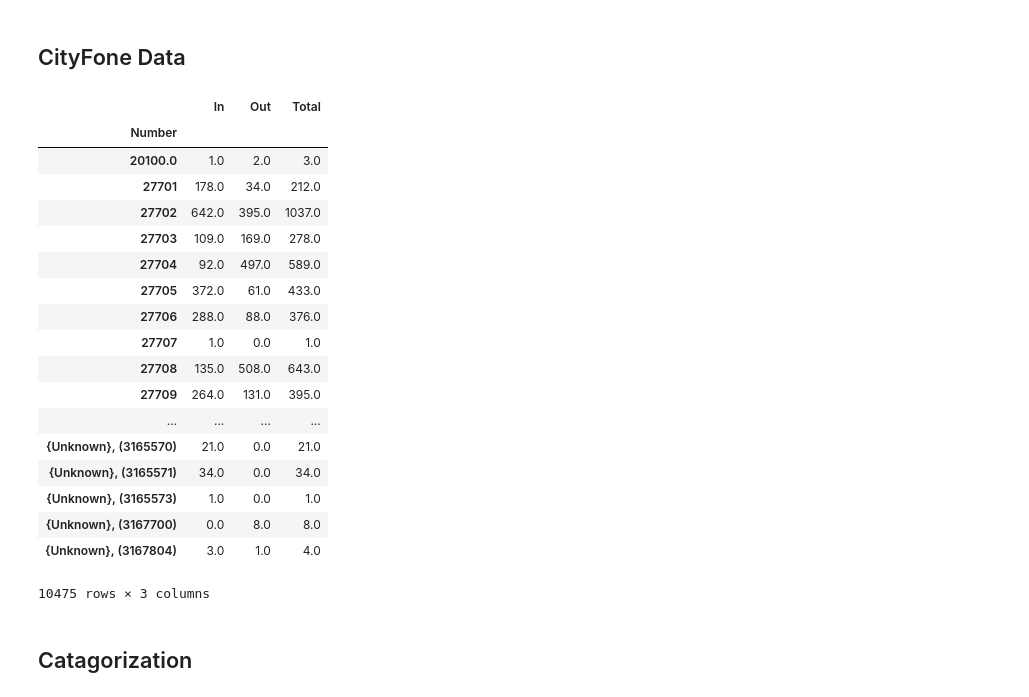
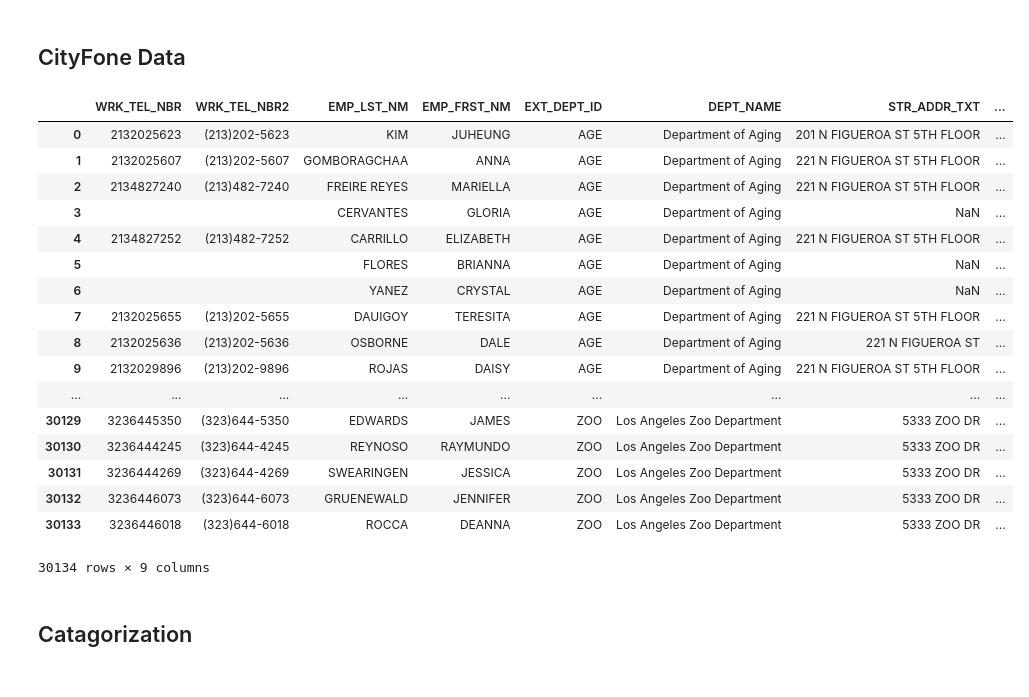
Before and after one commit to CityOfLosAngeles/pbx-analysis, a Jupyter notebook: DataCleaning.ipynb, the cells around one changed output. Drawn from its saved outputs; the diff is of its cells as text; code cells hidden in the pictures.

```diff
--- a/DataCleaning.ipynb
+++ b/DataCleaning.ipynb
@@ -90,28 +90,27 @@ grouped = pd.concat(data).groupby('Number')
 ## CityFone Data
 # %%
 annual_totals = grouped.sum()
-# %%
-annual_totals
-# %% [output]
-|  | In | Out | Total |
-| Number |  |  |  |
-| 20100.0 | 1.0 | 2.0 | 3.0 |
-| 27701 | 178.0 | 34.0 | 212.0 |
-| 27702 | 642.0 | 395.0 | 1037.0 |
-| 27703 | 109.0 | 169.0 | 278.0 |
-| 27704 | 92.0 | 497.0 | 589.0 |
-| 27705 | 372.0 | 61.0 | 433.0 |
-| 27706 | 288.0 | 88.0 | 376.0 |
-| 27707 | 1.0 | 0.0 | 1.0 |
-| 27708 | 135.0 | 508.0 | 643.0 |
-| 27709 | 264.0 | 131.0 | 395.0 |
-| ... | ... | ... | ... |
-| {Unknown}, (3165570) | 21.0 | 0.0 | 21.0 |
-| {Unknown}, (3165571) | 34.0 | 0.0 | 34.0 |
-| {Unknown}, (3165573) | 1.0 | 0.0 | 1.0 |
-| {Unknown}, (3167700) | 0.0 | 8.0 | 8.0 |
-| {Unknown}, (3167804) | 3.0 | 1.0 | 4.0 |
-10475 rows × 3 columns
+# %%
+pd.read_excel('./extract_cityfone.xlsx')
+# %% [output]
+|  | WRK_TEL_NBR | WRK_TEL_NBR2 | EMP_LST_NM | EMP_FRST_NM | EXT_DEPT_ID | DEPT_NAME | STR_ADDR_TXT | ... |
+| 0 | 2132025623 | (213)202-5623 | KIM | JUHEUNG | AGE | Department of Aging | 201 N FIGUEROA ST 5TH FLOOR | ... |
+| 1 | 2132025607 | (213)202-5607 | GOMBORAGCHAA | ANNA | AGE | Department of Aging | 221 N FIGUEROA ST 5TH FLOOR | ... |
+| 2 | 2134827240 | (213)482-7240 | FREIRE REYES | MARIELLA | AGE | Department of Aging | 221 N FIGUEROA ST 5TH FLOOR | ... |
+| 3 |  |  | CERVANTES | GLORIA | AGE | Department of Aging | NaN | ... |
+| 4 | 2134827252 | (213)482-7252 | CARRILLO | ELIZABETH | AGE | Department of Aging | 221 N FIGUEROA ST 5TH FLOOR | ... |
+| 5 |  |  | FLORES | BRIANNA | AGE | Department of Aging | NaN | ... |
+| 6 |  |  | YANEZ | CRYSTAL | AGE | Department of Aging | NaN | ... |
+| 7 | 2132025655 | (213)202-5655 | DAUIGOY | TERESITA | AGE | Department of Aging | 221 N FIGUEROA ST 5TH FLOOR | ... |
+| 8 | 2132025636 | (213)202-5636 | OSBORNE | DALE | AGE | Department of Aging | 221 N FIGUEROA ST | ... |
+| 9 | 2132029896 | (213)202-9896 | ROJAS | DAISY | AGE | Department of Aging | 221 N FIGUEROA ST 5TH FLOOR | ... |
+| ... | ... | ... | ... | ... | ... | ... | ... | ... |
+| 30129 | 3236445350 | (323)644-5350 | EDWARDS | JAMES | ZOO | Los Angeles Zoo Department | 5333 ZOO DR | ... |
+| 30130 | 3236444245 | (323)644-4245 | REYNOSO | RAYMUNDO | ZOO | Los Angeles Zoo Department | 5333 ZOO DR | ... |
+| 30131 | 3236444269 | (323)644-4269 | SWEARINGEN | JESSICA | ZOO | Los Angeles Zoo Department | 5333 ZOO DR | ... |
+| 30132 | 3236446073 | (323)644-6073 | GRUENEWALD | JENNIFER | ZOO | Los Angeles Zoo Department | 5333 ZOO DR | ... |
+| 30133 | 3236446018 | (323)644-6018 | ROCCA | DEANNA | ZOO | Los Angeles Zoo Department | 5333 ZOO DR | ... |
+30134 rows × 9 columns
 # %% [markdown]
 ## Catagorization
 # %%
```
Also changed, not shown: parts of 3 cells of this notebook.
